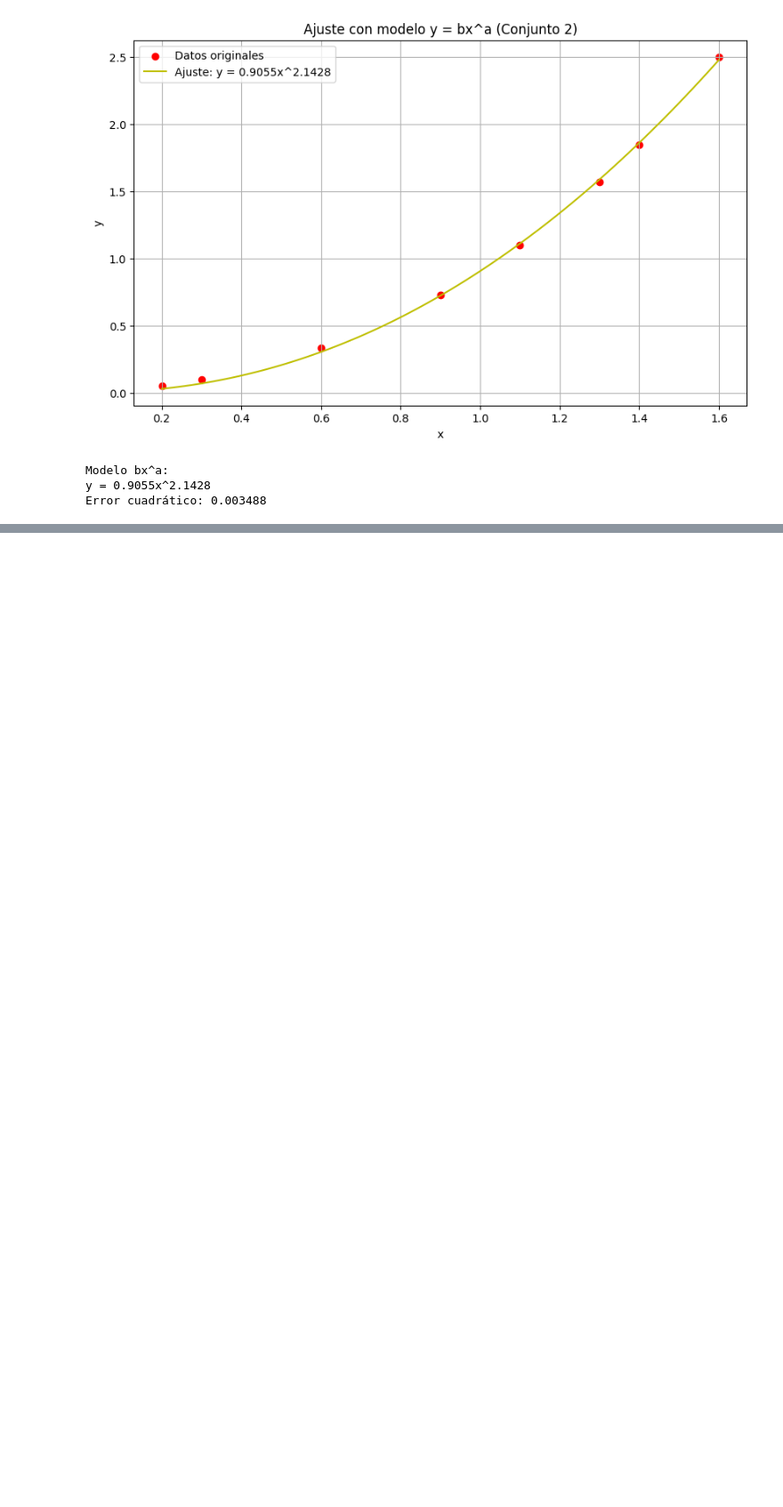
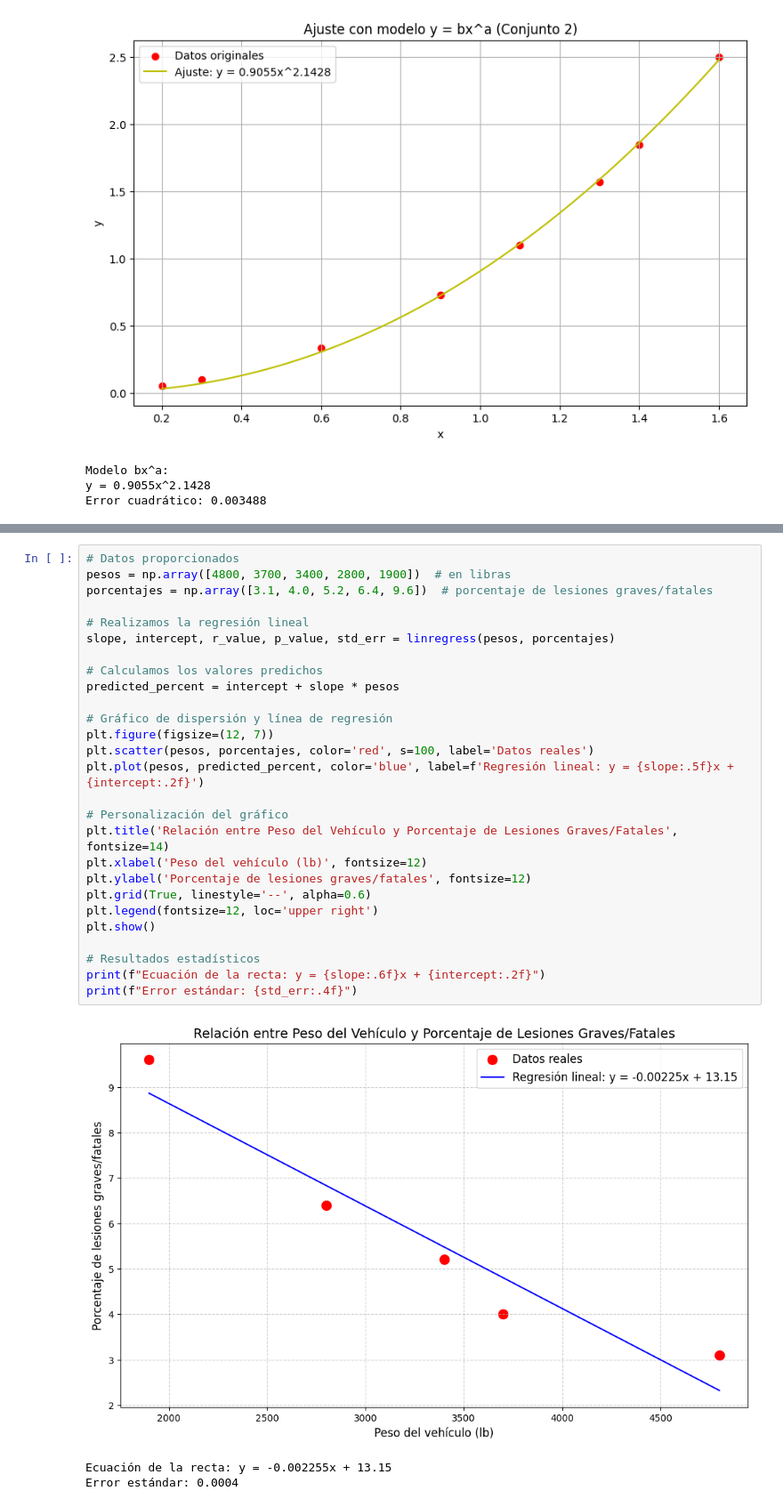
Before and after one commit to SebastianMoralesEpn/Github1.0, a Jupyter notebook: Tareas/[Tarea 08] Ejercicios Unidad 03-C mínimos cuadrados/[Tarea 08] Ejercicios Unidad 03-C mínimos cuadrados - Morales Sebastian.ipynb, the cells around one changed output, grey strips where cells are left out. Shown at 89% size. Drawn from its saved outputs; the diff is of its cells as text; blank space fills up the shorter version.

```diff
--- a/Tareas/[Tarea 08] Ejercicios Unidad 03-C mínimos cuadrados/[Tarea 08] Ejercicios Unidad 03-C mínimos cuadrados - Morales Sebastian.ipynb
+++ b/Tareas/[Tarea 08] Ejercicios Unidad 03-C mínimos cuadrados/[Tarea 08] Ejercicios Unidad 03-C mínimos cuadrados - Morales Sebastian.ipynb
@@ -362,0 +406,31 @@ Error cuadrático: 0.003488
+# %%
+# Datos proporcionados
+pesos = np.array([4800, 3700, 3400, 2800, 1900])  # en libras
+porcentajes = np.array([3.1, 4.0, 5.2, 6.4, 9.6])  # porcentaje de lesiones graves/fatales
+
+# Realizamos la regresión lineal
+slope, intercept, r_value, p_value, std_err = linregress(pesos, porcentajes)
+
+# Calculamos los valores predichos
+predicted_percent = intercept + slope * pesos
+
+# Gráfico de dispersión y línea de regresión
+plt.figure(figsize=(12, 7))
+plt.scatter(pesos, porcentajes, color='red', s=100, label='Datos reales')
+plt.plot(pesos, predicted_percent, color='blue', label=f'Regresión lineal: y = {slope:.5f}x + {intercept:.2f}')
+
+# Personalización del gráfico
+plt.title('Relación entre Peso del Vehículo y Porcentaje de Lesiones Graves/Fatales', fontsize=14)
+plt.xlabel('Peso del vehículo (lb)', fontsize=12)
+plt.ylabel('Porcentaje de lesiones graves/fatales', fontsize=12)
+plt.grid(True, linestyle='--', alpha=0.6)
+plt.legend(fontsize=12, loc='upper right')
+plt.show()
+
+# Resultados estadísticos
+print(f"Ecuación de la recta: y = {slope:.6f}x + {intercept:.2f}")
+print(f"Error estándar: {std_err:.4f}")
+# %% [output]
+[figure, added]
+Ecuación de la recta: y = -0.002255x + 13.15
+Error estándar: 0.0004
```
Also changed, not shown: parts of 5 cells of this notebook.
